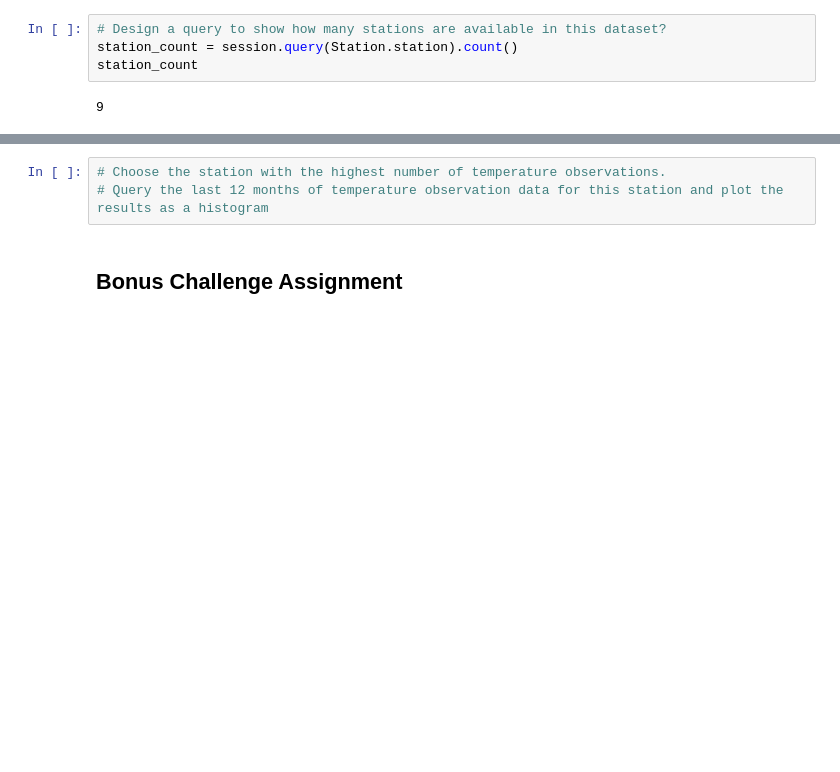
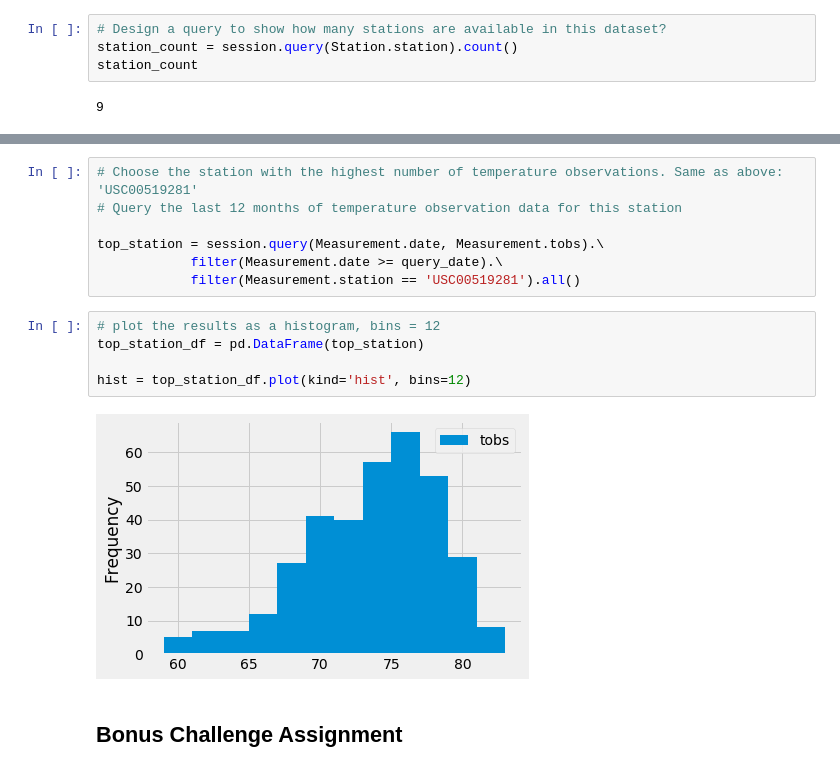
Before and after one commit to kellyshull/sqlalchemy-challenge, a Jupyter notebook: climate_analysis.ipynb, the cells around one changed output, grey strips where cells are left out. Drawn from its saved outputs; the diff is of its cells as text; blank space fills up the shorter version.

```diff
--- a/climate_analysis.ipynb
+++ b/climate_analysis.ipynb
@@ -127,6 +136,17 @@ active_stations
 # %%
-# Choose the station with the highest number of temperature observations.
-# Query the last 12 months of temperature observation data for this station and plot the results as a histogram
+# Choose the station with the highest number of temperature observations. Same as above: 'USC00519281'
+# Query the last 12 months of temperature observation data for this station
+
+top_station = session.query(Measurement.date, Measurement.tobs).\
+            filter(Measurement.date >= query_date).\
+            filter(Measurement.station == 'USC00519281').all()
+# %%
+# plot the results as a histogram, bins = 12
+top_station_df = pd.DataFrame(top_station)
+
+hist = top_station_df.plot(kind='hist', bins=12)
+# %% [output]
+[figure, added]
 # %% [markdown]
 ## Bonus Challenge Assignment
 # %%
```
Also changed, not shown: parts of 2 cells of this notebook.
